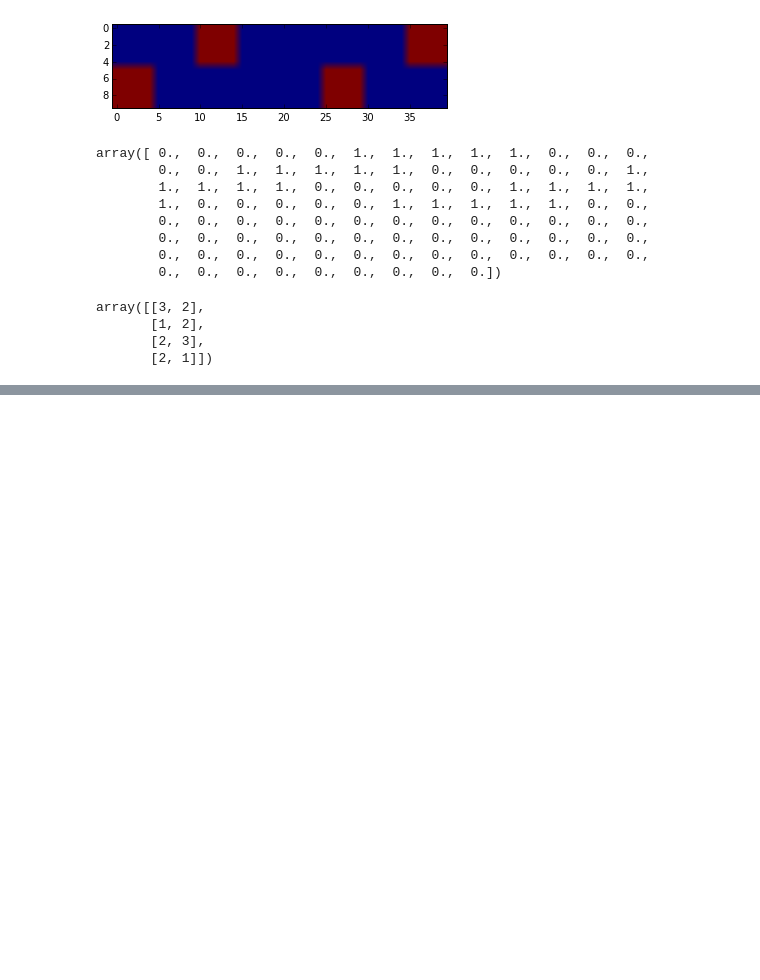
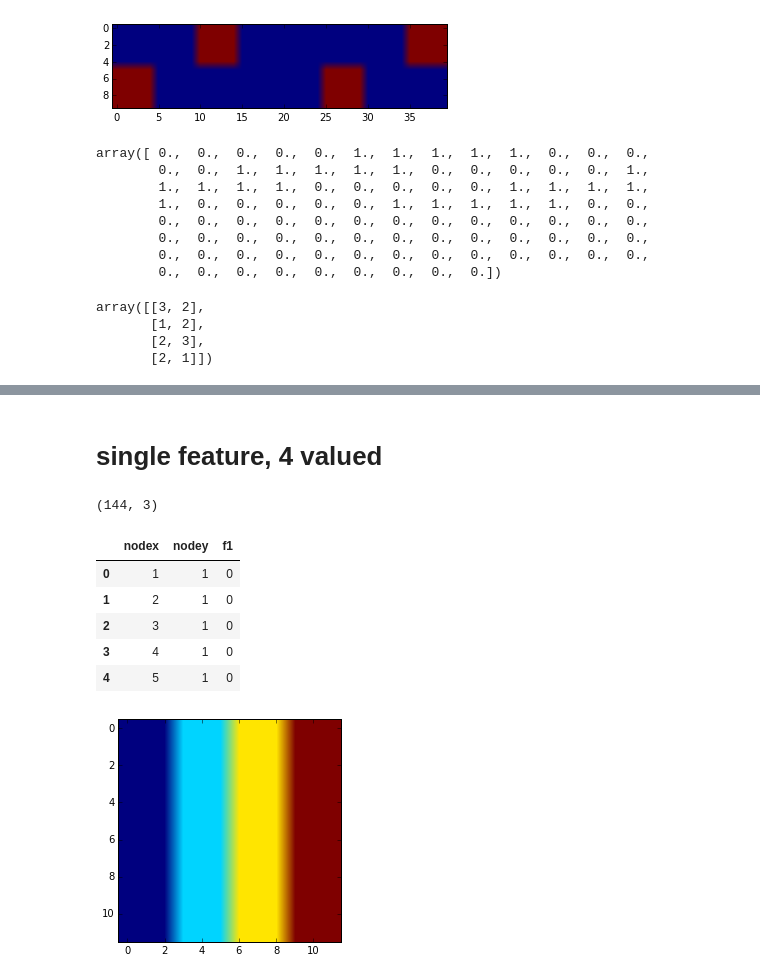
Before and after one commit to crupley/proj, a Jupyter notebook: explore/hood/graph similarity explore.ipynb, the cells around one changed output, grey strips where cells are left out. Saved outputs shown, nothing was run; the diff lists cells and outputs as text; code cells hidden in the pictures; blank space fills up the shorter version.

```diff
--- a/explore/hood/graph similarity explore.ipynb
+++ b/explore/hood/graph similarity explore.ipynb
@@ -104,0 +142,23 @@ array([[ 3.,  3.,  3.,  3.],
+# %% [markdown]
+# single feature, 4 valued
+# %%
+coords = np.arange(1, 13)
+g = np.meshgrid(coords, coords)
+
+gdf = pd.DataFrame({'nodex': g[0].ravel(), 'nodey': g[1].ravel()})
+
+gdf['f1'] = np.repeat([0, 1, 2, 3], [36, 36, 36, 36])
+
+
+print gdf.shape
+plt.imshow(pd.pivot_table(gdf, index='nodex', columns='nodey'))
+gdf.head()
+# %% [output]
+(144, 3)
+|  | nodex | nodey | f1 |
+| 0 | 1 | 1 | 0 |
+| 1 | 2 | 1 | 0 |
+| 2 | 3 | 1 | 0 |
+| 3 | 4 | 1 | 0 |
+| 4 | 5 | 1 | 0 |
+[figure, added]
```
Also changed, not shown: parts of 9 cells of this notebook.
